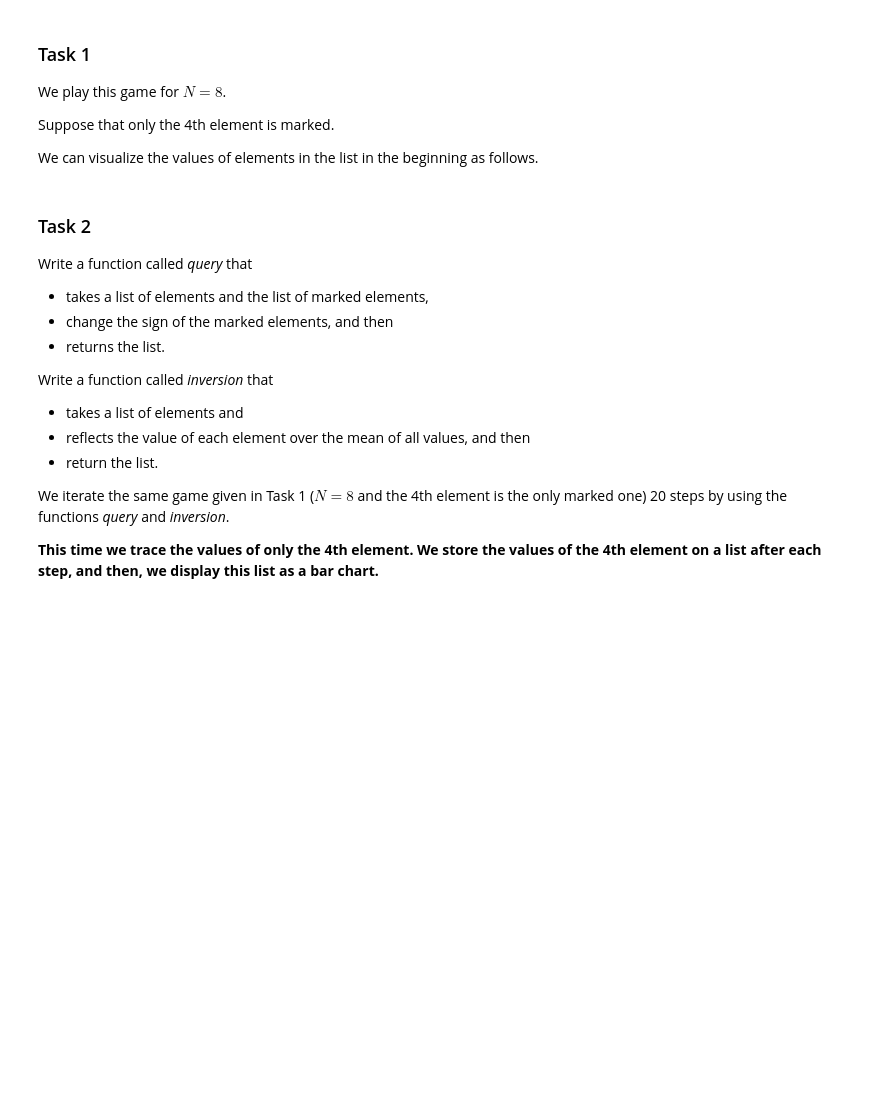
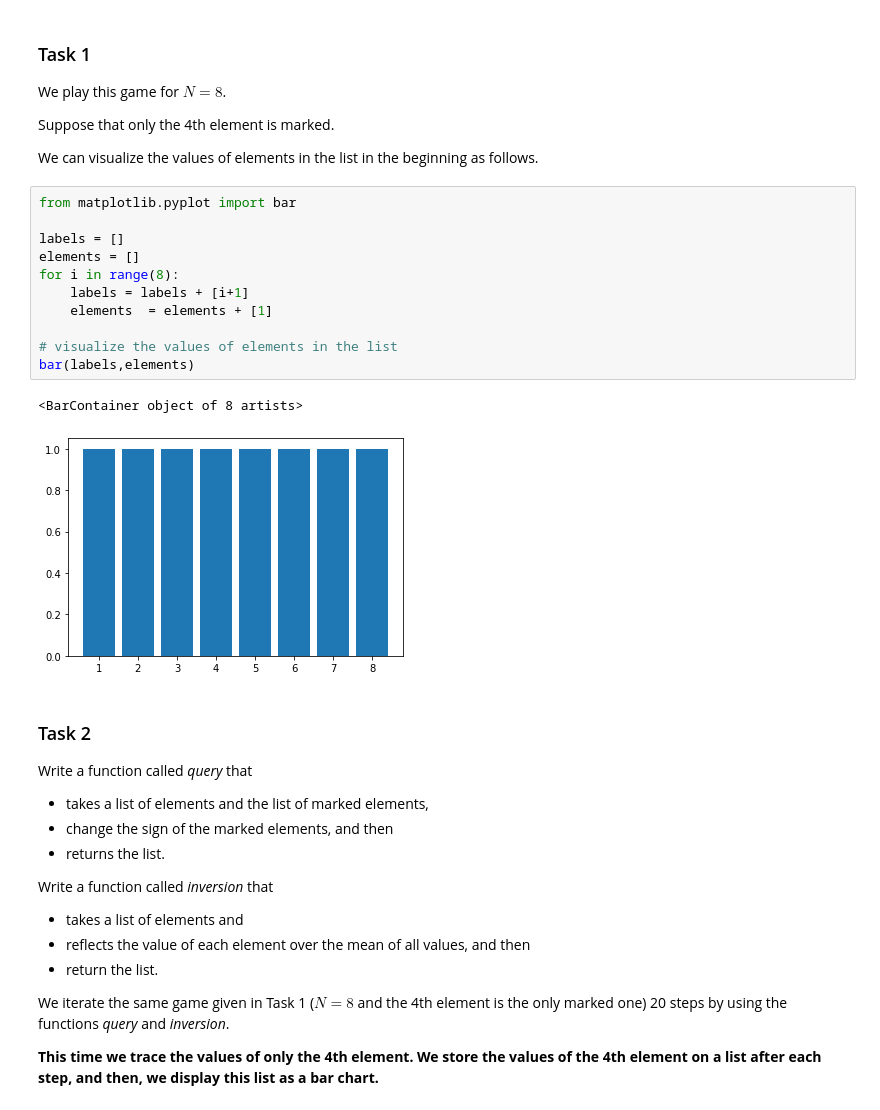
Before and after one commit to hassanafridi/QBronze38, a Jupyter notebook: QBronze38/exercises.ipynb, the cells around one changed output. Drawn from its saved outputs; the diff is of its cells as text; blank space fills up the shorter version.

```diff
--- a/QBronze38/exercises.ipynb
+++ b/QBronze38/exercises.ipynb
@@ -3623,6 +3623,20 @@ We play this game for $ N = 8 $.
 Suppose that only the 4th element is marked.
 
 We can visualize the values of elements in the list in the beginning as follows.
+# %%
+from matplotlib.pyplot import bar
+
+labels = []
+elements = []
+for i in range(8):
+    labels = labels + [i+1]
+    elements  = elements + [1]
+
+# visualize the values of elements in the list
+bar(labels,elements)
+# %% [output]
+<BarContainer object of 8 artists>
+[figure, added]
 # %% [markdown]
 <a id="task2"></a>
 <h3>Task 2</h3>
```
Also changed, not shown: parts of 50 cells of this notebook, 47 other files.
